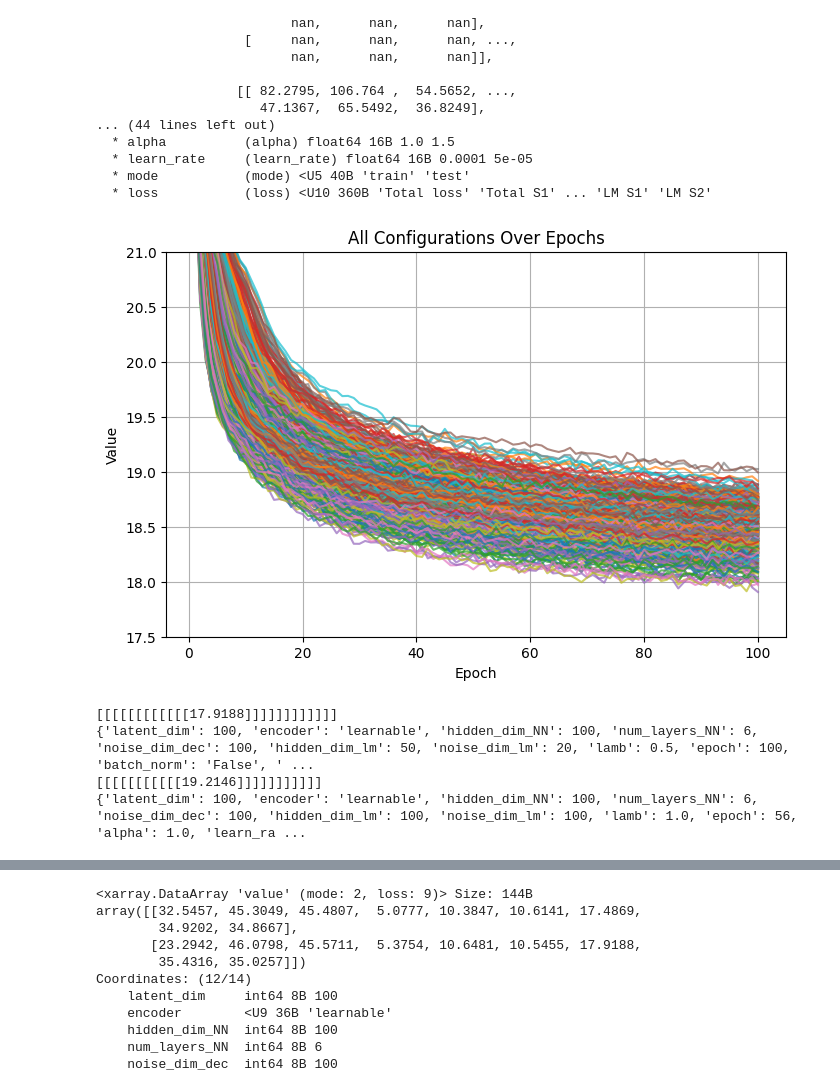
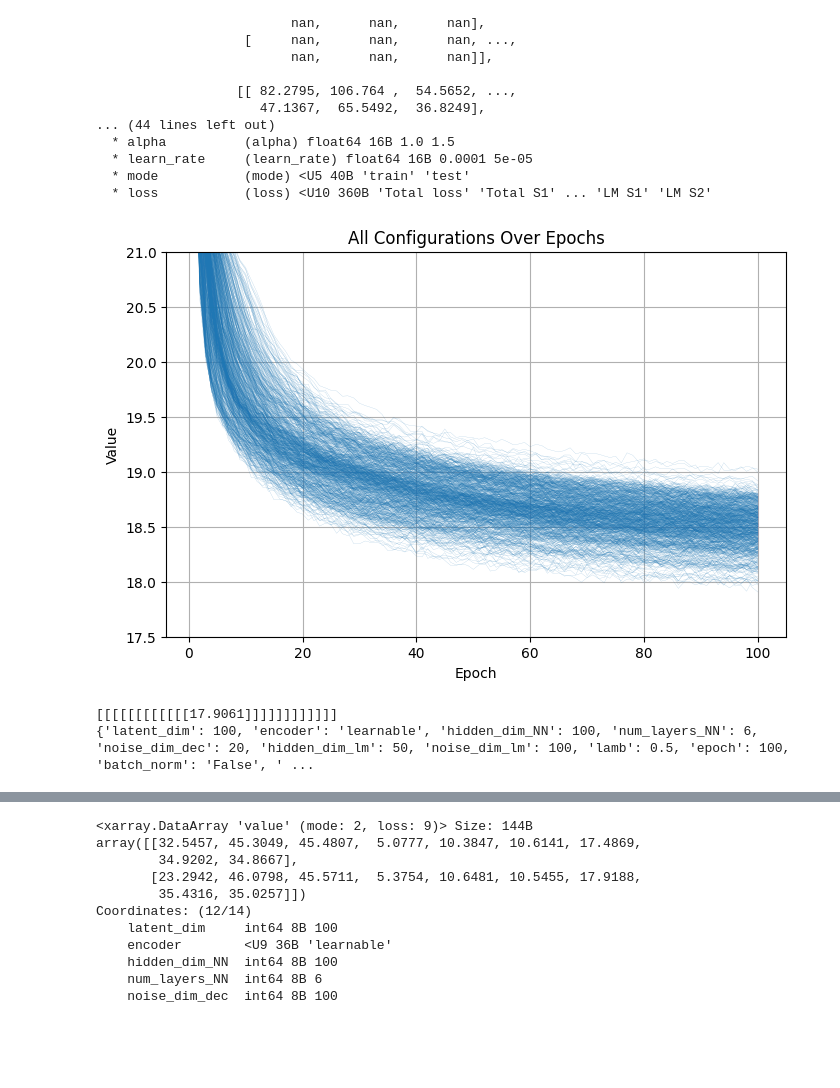
Before and after one commit to Motte12/Towards-a-distributional-autoencoder-for-climate-counterfactuals, a Jupyter notebook: tuning/tuning8/analyse_tuning.ipynb, the cells around one changed output, grey strips where cells are left out. Drawn from its saved outputs; the diff is of its cells as text; code cells hidden in the pictures; blank space fills up the shorter version.

```diff
--- a/tuning/tuning8/analyse_tuning.ipynb
+++ b/tuning/tuning8/analyse_tuning.ipynb
@@ -171,7 +166,7 @@ def parse_filename(fname):
     }
 # %%
 i = 1
-while i < 1536:
+while i < 768:
     print(i)
     save_path = (
         f"{output_dir}_devicecpu"
@@ -294,32 +290,34 @@ array([[[[[[[[[[[[[[     nan,      nan,      nan, ...,
 # %%
 # plot all
 loss_sub_all = ds.value.sel(mode='test', loss='LM NRGY')
 config_dims_all = ["latent_dim", "encoder", "hidden_dim_NN", "num_layers_NN", "noise_dim_dec", "hidden_dim_lm", "noise_dim_lm", "lamb", "alpha", "learn_rate", "batch_norm"]#, "batch_norm"]
 stacked_all = loss_sub_all.stack(config=config_dims_all)
 stacked_all
 
 fig, ax = plt.subplots(figsize=(8, 5))
 
 for i in range(stacked_all.sizes["config"]):
     coords = stacked_all.config[i].item()  # tuple of coordinate values
     #label = ", ".join(f"{dim}={val}" for dim, val in zip(config_dims_all, coords))
 
     ax.plot(
         stacked_all["epoch"],
         stacked_all.isel(config=i),
         alpha=0.7,
+        color="tab:blue",
+        linewidth=0.1
         #label=label
     )
 
 ax.set_xlabel("Epoch")
 ax.set_ylabel("Value")
 ax.set_title("All Configurations Over Epochs")
 ax.set_ylim(17.5,21)
 ax.grid()
 
 # plot only differences?
 # %% [output]
-[figure, old version]
+[figure, new version]
 # %%
 # ALL - minimum loss
 loss_sub_all = ds.value.sel(mode='test', loss='LM NRGY')
@@ -331,18 +329,16 @@ print(min_point.values)
 print(min_coords)
 
 # bn:TRUE - minimum loss
-loss_sub_bn = ds.value.sel(mode='test', loss='LM NRGY', batch_norm='True')
-min_point_bn = loss_sub_bn.where(loss_sub_bn == loss_sub_bn.min(), drop=True)
+#loss_sub_bn = ds.value.sel(mode='test', loss='LM NRGY', batch_norm='True')
+#min_point_bn = loss_sub_bn.where(loss_sub_bn == loss_sub_bn.min(), drop=True)#
 
-min_value_bn = min_point_bn.item()
-min_coords_bn = {dim: min_point_bn.coords[dim].item() for dim in loss_sub_bn.dims}
-print(min_point_bn.values)
-print(min_coords_bn)
+#min_value_bn = min_point_bn.item()
+#min_coords_bn = {dim: min_point_bn.coords[dim].item() for dim in loss_sub_bn.dims}
+#print(min_point_bn.values)
+#print(min_coords_bn)
 # %% [output]
-[[[[[[[[[[[[17.9188]]]]]]]]]]]]
-{'latent_dim': 100, 'encoder': 'learnable', 'hidden_dim_NN': 100, 'num_layers_NN': 6, 'noise_dim_dec': 100, 'hidden_dim_lm': 50, 'noise_dim_lm': 20, 'lamb': 0.5, 'epoch': 100, 'batch_norm': 'False', ' ...
-[[[[[[[[[[[19.2146]]]]]]]]]]]
-{'latent_dim': 100, 'encoder': 'learnable', 'hidden_dim_NN': 100, 'num_layers_NN': 6, 'noise_dim_dec': 100, 'hidden_dim_lm': 100, 'noise_dim_lm': 100, 'lamb': 1.0, 'epoch': 56, 'alpha': 1.0, 'learn_ra ...
+[[[[[[[[[[[[17.9061]]]]]]]]]]]]
+{'latent_dim': 100, 'encoder': 'learnable', 'hidden_dim_NN': 100, 'num_layers_NN': 6, 'noise_dim_dec': 20, 'hidden_dim_lm': 50, 'noise_dim_lm': 100, 'lamb': 0.5, 'epoch': 100, 'batch_norm': 'False', ' ...
 # %%
 # plot bn False + 1 bn True
 # plot all
```
Also changed, not shown: parts of 4 cells of this notebook.
